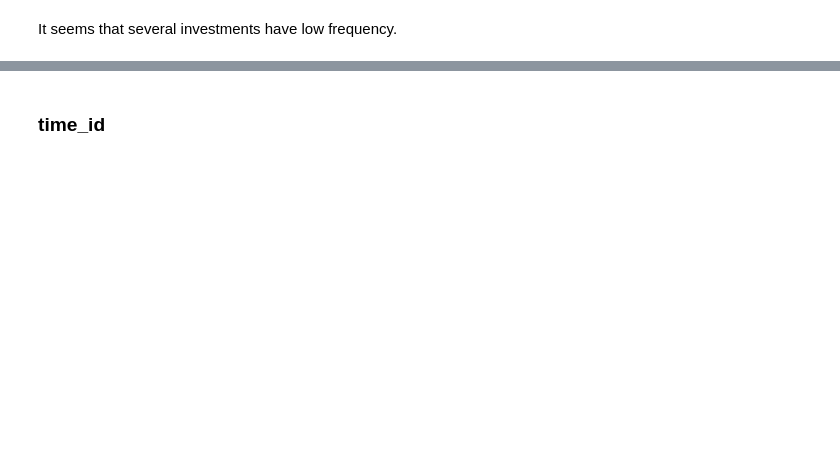
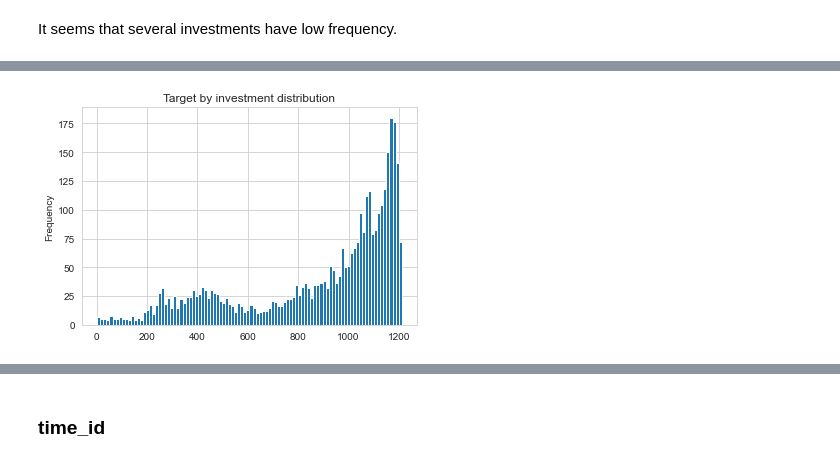
Before and after one commit to MarieFrance119/OCR_P8_Ubiquant_Market_Prediction, a Jupyter notebook: Ubiquant_EDA.ipynb, the cells around one changed output, grey strips where cells are left out. Cells and saved outputs as stored; diff of their text form; code cells hidden in the pictures; blank space fills up the shorter version.

```diff
--- a/Ubiquant_EDA.ipynb
+++ b/Ubiquant_EDA.ipynb
@@ -240,3 +261,11 @@ plt.show()
 # %% [output]
 [figure]
 [interactive output not drawn]
+# %%
+obs_by_investments = df.groupby(["investment_id"])["target"].count()
+
+obs_by_investments.plot(kind="hist", bins=100)
+plt.title("Target by investment distribution")
+plt.show()
+# %% [output]
+[figure, added]
```
Also changed, not shown: parts of 118 cells of this notebook.
